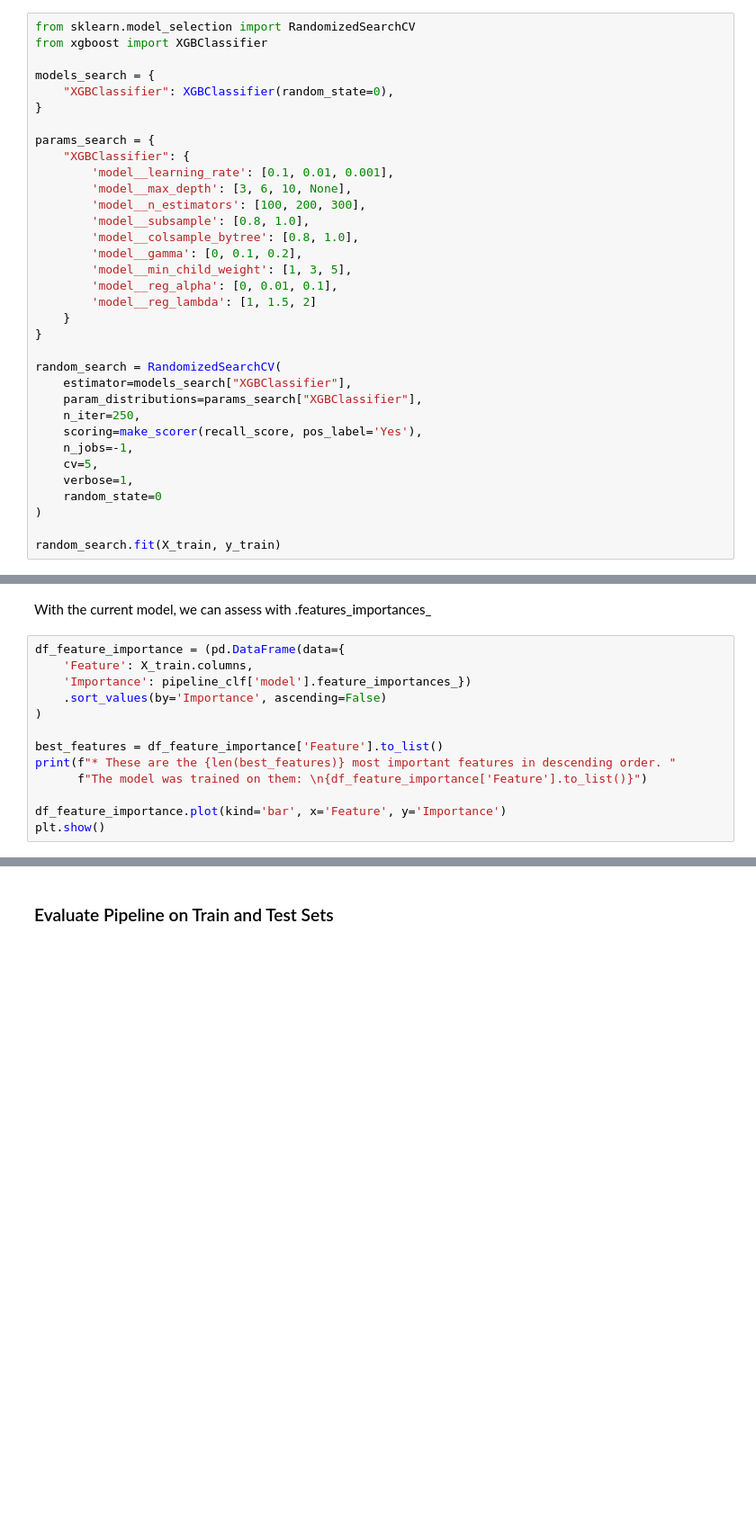
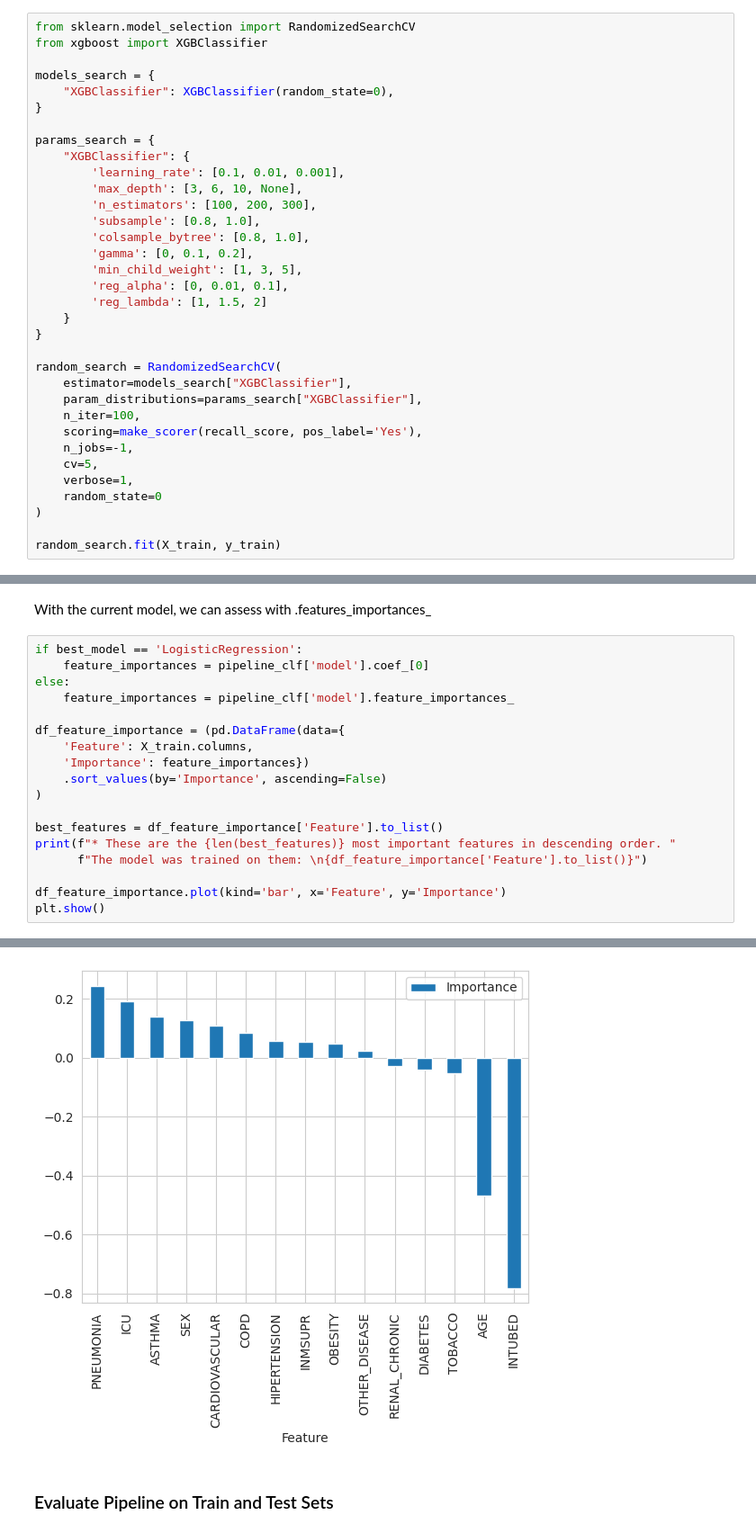
Before and after one commit to cniblock/milestone-covid-19-study, a Jupyter notebook: jupyter_notebooks/05 - Modeling and Evaluation - Classification.ipynb, the cells around one changed output, grey strips where cells are left out. Shown at 90% size. Cells and saved outputs as stored; diff of their text form; blank space fills up the shorter version.

```diff
--- a/jupyter_notebooks/05 - Modeling and Evaluation - Classification.ipynb
+++ b/jupyter_notebooks/05 - Modeling and Evaluation - Classification.ipynb
@@ -348,22 +348,22 @@ models_search = {
 
 params_search = {
     "XGBClassifier": {
-        'model__learning_rate': [0.1, 0.01, 0.001],
-        'model__max_depth': [3, 6, 10, None],
-        'model__n_estimators': [100, 200, 300],
-        'model__subsample': [0.8, 1.0],
-        'model__colsample_bytree': [0.8, 1.0],
-        'model__gamma': [0, 0.1, 0.2],
-        'model__min_child_weight': [1, 3, 5],
-        'model__reg_alpha': [0, 0.01, 0.1],
-        'model__reg_lambda': [1, 1.5, 2]
+        'learning_rate': [0.1, 0.01, 0.001],
+        'max_depth': [3, 6, 10, None],
+        'n_estimators': [100, 200, 300],
+        'subsample': [0.8, 1.0],
+        'colsample_bytree': [0.8, 1.0],
+        'gamma': [0, 0.1, 0.2],
+        'min_child_weight': [1, 3, 5],
+        'reg_alpha': [0, 0.01, 0.1],
+        'reg_lambda': [1, 1.5, 2]
     }
 }
 
 random_search = RandomizedSearchCV(
     estimator=models_search["XGBClassifier"],
     param_distributions=params_search["XGBClassifier"],
-    n_iter=250,
+    n_iter=100,
     scoring=make_scorer(recall_score, pos_label='Yes'),
     n_jobs=-1,
     cv=5,
@@ -585,9 +439,14 @@ X_train.head(3)
 # %% [markdown]
 With the current model, we can assess with .features_importances_
 # %%
+if best_model == 'LogisticRegression':
+    feature_importances = pipeline_clf['model'].coef_[0]
+else:
+    feature_importances = pipeline_clf['model'].feature_importances_
+
 df_feature_importance = (pd.DataFrame(data={
     'Feature': X_train.columns,
-    'Importance': pipeline_clf['model'].feature_importances_})
+    'Importance': feature_importances})
     .sort_values(by='Importance', ascending=False)
 )
 
@@ -602,3 +462,4 @@ AttributeError: 'LogisticRegression' object has no attribute 'feature_importance
+[figure, added]
 # %% [markdown]
 ### Evaluate Pipeline on Train and Test Sets
 # %%
```
Also changed, not shown: parts of 17 cells of this notebook, 7 other files.
